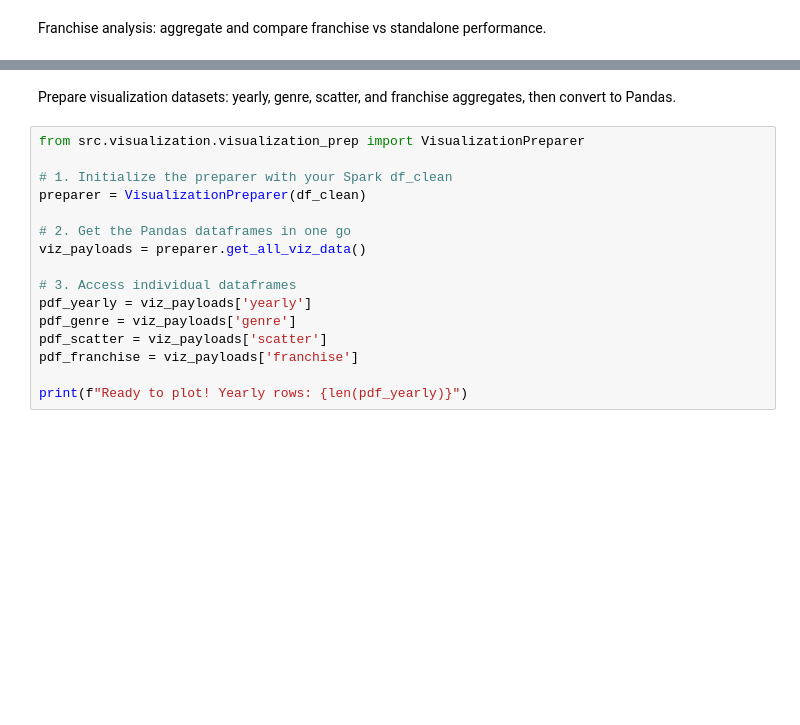
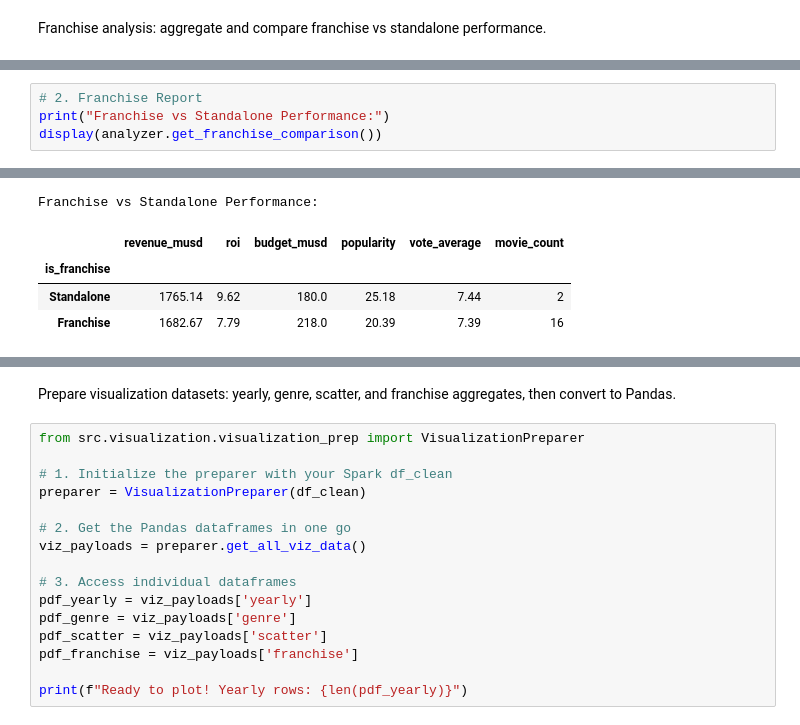
Before and after one commit to jill-break/DEM05-Big-Data-Module-Lab-1-TMDB-Movie-Data-Analysis-using-Spark, a Jupyter notebook: notebooks/spark_lab.ipynb, the cells around one changed output, grey strips where cells are left out. Cells and saved outputs as stored; diff of their text form; blank space fills up the shorter version.

```diff
--- a/notebooks/spark_lab.ipynb
+++ b/notebooks/spark_lab.ipynb
@@ -228,0 +392,5 @@ display(pdf_franchise)
+# %%
+# 2. Franchise Report
+print("Franchise vs Standalone Performance:")
+display(analyzer.get_franchise_comparison())
+# %% [output]
@@ -228,0 +398,5 @@ display(pdf_franchise)
+Franchise vs Standalone Performance:
+|  | revenue_musd | roi | budget_musd | popularity | vote_average | movie_count |
+| is_franchise |  |  |  |  |  |  |
+| Standalone | 1765.14 | 9.62 | 180.0 | 25.18 | 7.44 | 2 |
+| Franchise | 1682.67 | 7.79 | 218.0 | 20.39 | 7.39 | 16 |
```
Also changed, not shown: parts of 23 cells of this notebook, 21 other files.
